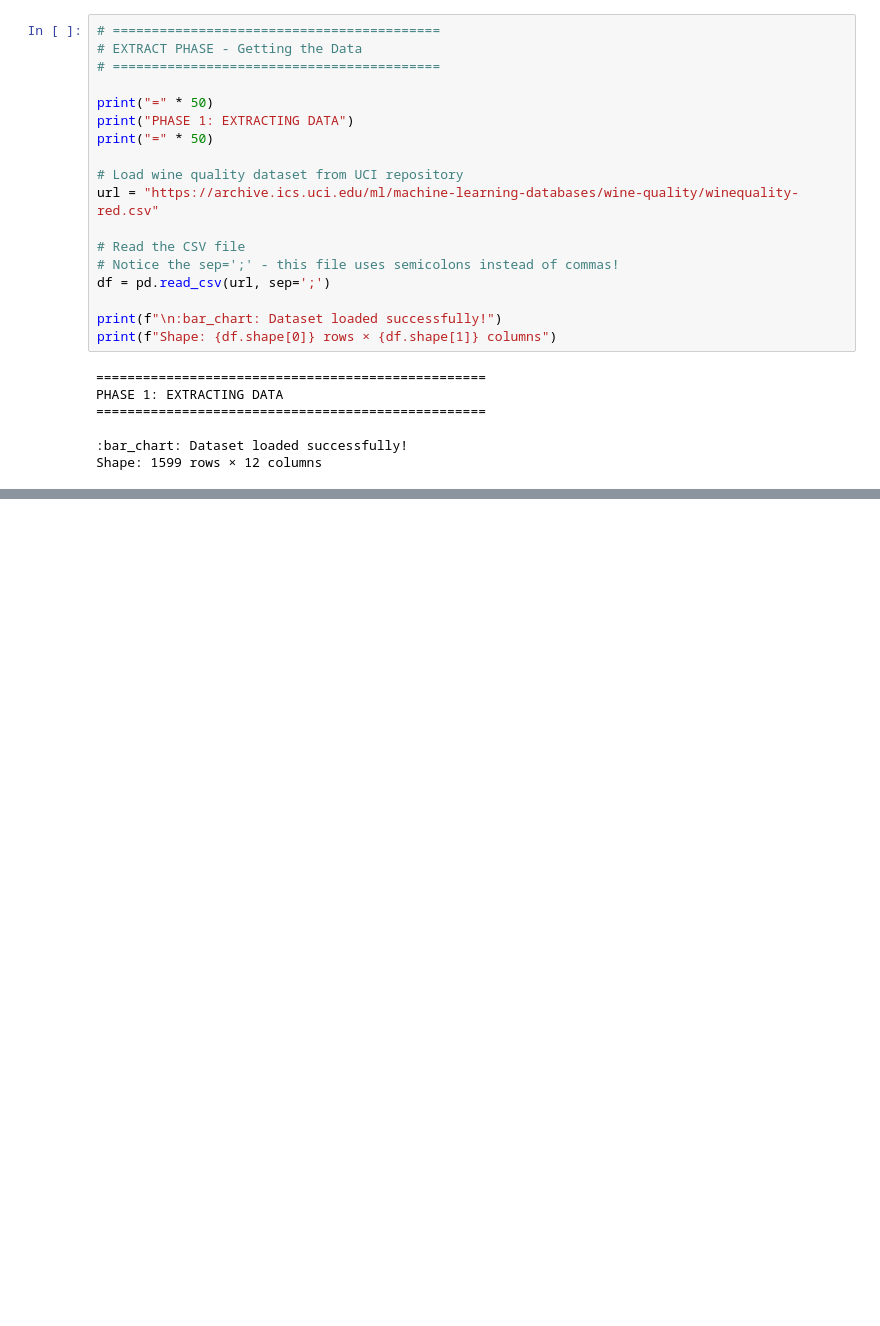
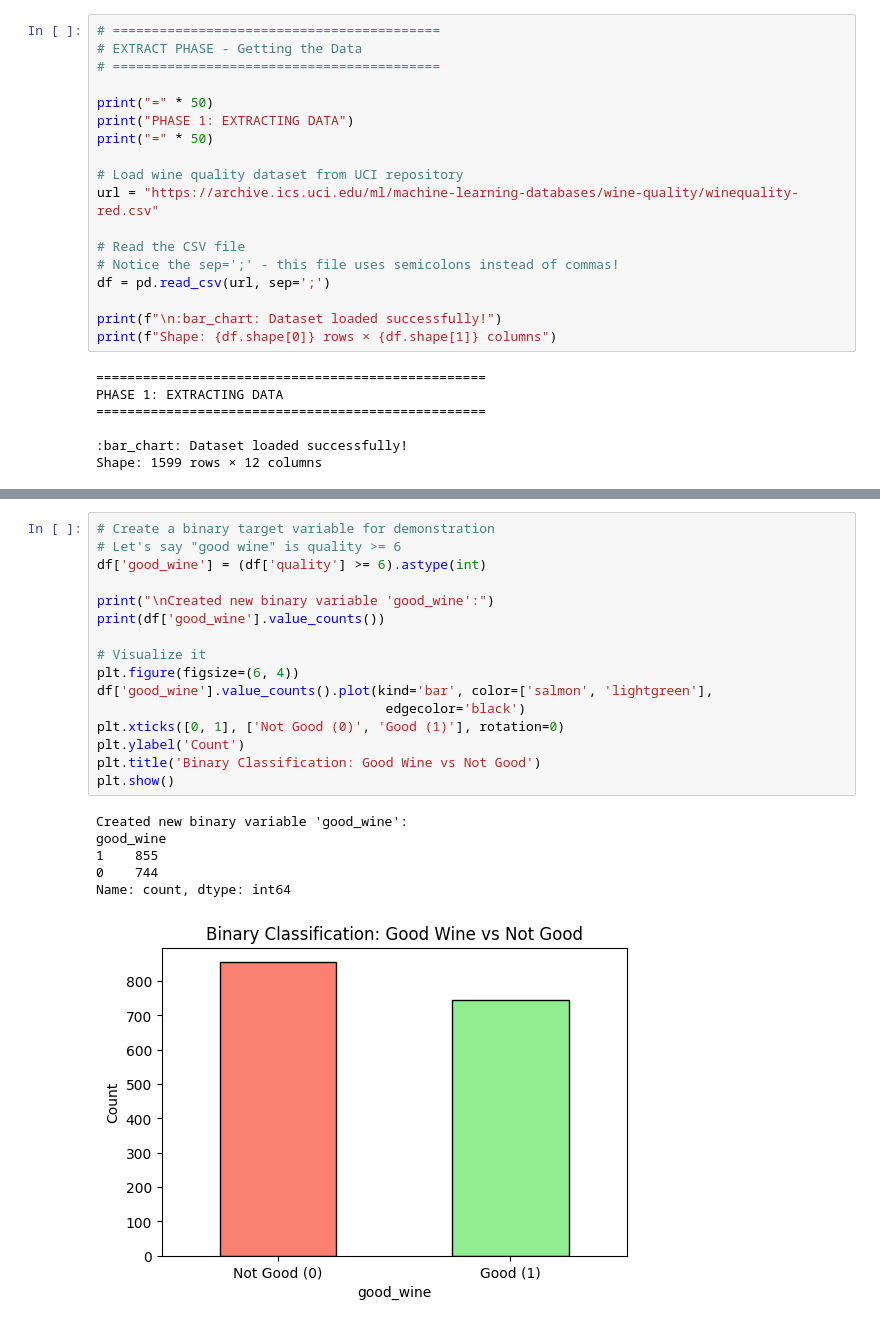
Before and after one commit to StrayDogSyn/AISE-Curriculum-Weekly, a Jupyter notebook: in_class_demo.ipynb, the cells around one changed output, grey strips where cells are left out. Saved outputs shown, nothing was run; the diff lists cells and outputs as text; blank space fills up the shorter version.

```diff
--- a/in_class_demo.ipynb
+++ b/in_class_demo.ipynb
@@ -55,0 +119,23 @@ Shape: 1599 rows × 12 columns
+# %%
+# Create a binary target variable for demonstration
+# Let's say "good wine" is quality >= 6
+df['good_wine'] = (df['quality'] >= 6).astype(int)
+
+print("\nCreated new binary variable 'good_wine':")
+print(df['good_wine'].value_counts())
+
+# Visualize it
+plt.figure(figsize=(6, 4))
+df['good_wine'].value_counts().plot(kind='bar', color=['salmon', 'lightgreen'],
+                                     edgecolor='black')
+plt.xticks([0, 1], ['Not Good (0)', 'Good (1)'], rotation=0)
+plt.ylabel('Count')
+plt.title('Binary Classification: Good Wine vs Not Good')
+plt.show()
+# %% [output]
+Created new binary variable 'good_wine':
+good_wine
+1    855
+0    744
+Name: count, dtype: int64
+[figure, added]
```
Also changed, not shown: parts of 12 cells of this notebook, 31 other files.
